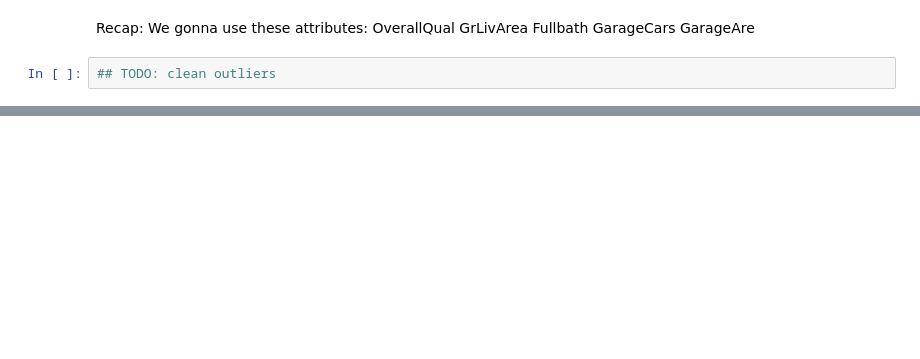
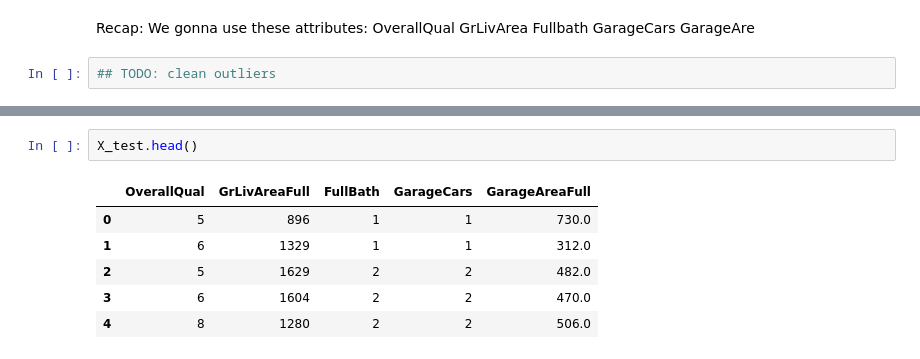
Before and after one commit to ppontryagin/kaggle_team_kernels, a Jupyter notebook: House_Prices_Advanced_Regression_Techniques.ipynb, the cells around one changed output, grey strips where cells are left out. Cells and saved outputs as stored; diff of their text form; blank space fills up the shorter version.

```diff
--- a/House_Prices_Advanced_Regression_Techniques.ipynb
+++ b/House_Prices_Advanced_Regression_Techniques.ipynb
@@ -361,0 +478,9 @@ We gonna use these attributes:
+# %%
+X_test.head()
+# %% [output]
+|  | OverallQual | GrLivAreaFull | FullBath | GarageCars | GarageAreaFull |
+| 0 | 5 | 896 | 1 | 1 | 730.0 |
+| 1 | 6 | 1329 | 1 | 1 | 312.0 |
+| 2 | 5 | 1629 | 2 | 2 | 482.0 |
+| 3 | 6 | 1604 | 2 | 2 | 470.0 |
+| 4 | 8 | 1280 | 2 | 2 | 506.0 |
```
Also changed, not shown: parts of 27 cells of this notebook.
